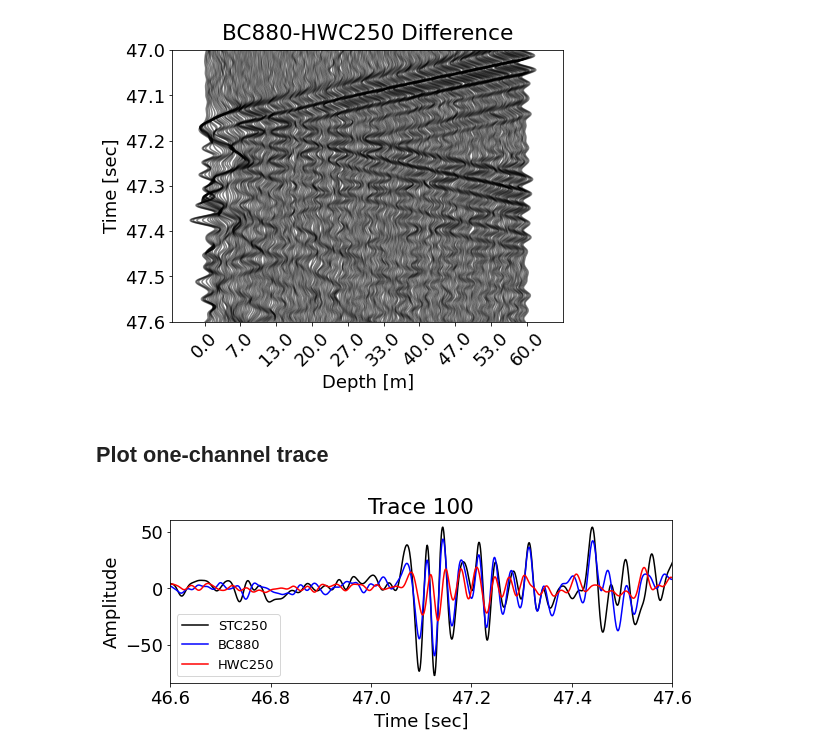
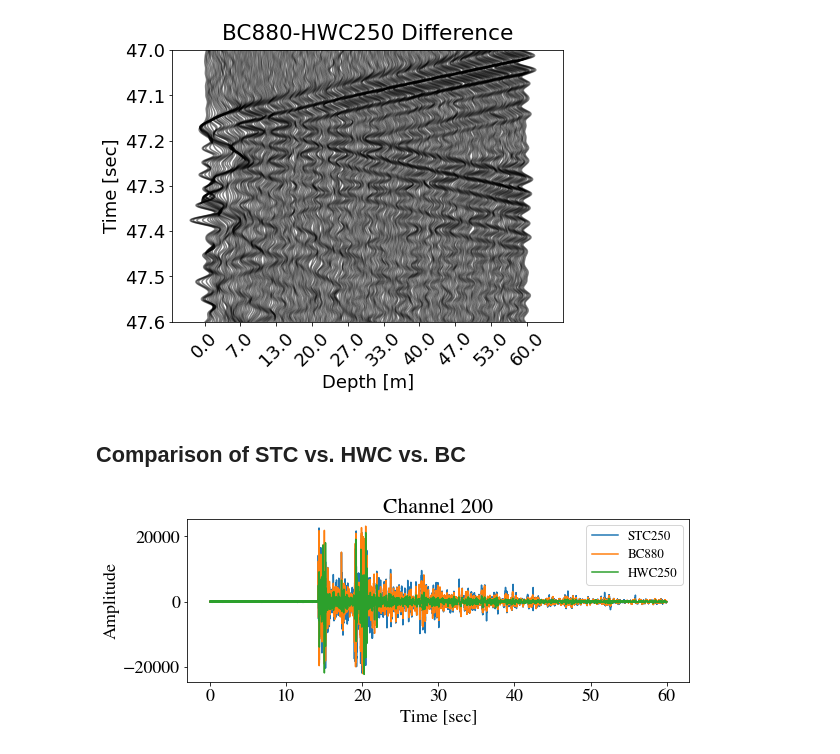
Before and after one commit to yohanesnuwara/DASLab, a Jupyter notebook: notebooks/DASCompare.ipynb, the cells around one changed output. Cells and saved outputs as stored; diff of their text form; code cells hidden in the pictures.

```diff
--- a/notebooks/DASCompare.ipynb
+++ b/notebooks/DASCompare.ipynb
@@ -143,3 +63,20 @@ Entire data size= (60000, 4736)
+# %%
+# Takes 1 minute to load all 8 files from pickle. Takes nearly half the Colab RAM.
+dir = "/content/drive/MyDrive/RITE_Yohanes/Pickles/"
+n_events = 8 # Number of events to load
+
+stc, hwc, bc = [], [], []
+for i in range(n_events):
+  filename = dir+'file'+'{}'.format(i+1)+'.pkl'
+  f = loadPkl(filename)
+  stc.append(f[:,:246])
+  hwc.append(f[:,246:246+277])
+  bc.append(f[:,246+277:246+277+737])
+# %%
+# Convert to Numpy array
+bc = np.array(bc)
+hwc = np.array(hwc)
+stc = np.array(stc)
 # %% [markdown]
 ## Compare waveform
 
@@ -215,24 +152,36 @@ plt.show()
 [figure]
 [figure]
 [figure]
-# %% [markdown]
-## Plot one-channel trace
+# %% [markdown]
+## Comparison of STC vs. HWC vs. BC
 # %%
-no_trace = 100
-t = event.stc250.tt
-stc250_tr = event.stc250.data[:,no_trace-1]
-hwc250_tr = event.hwc250.data[:,no_trace-1]
-bc880_tr = event.bc880.data[:,no_trace-1]
+no_event = 1 # Specify which event
+no_chann = 200
 
+# Single-channel data
+stc250_tr = stc[no_event-1,:,no_chann-1]
+hwc250_tr = hwc[no_event-1,:,no_chann-1]
+bc880_tr = bc[no_event-1,:,no_chann-1]
+
+# Time samples
+nt = len(stc250_tr)
+dt = .001 # Sampling interval
+t = np.arange(0, nt*dt, dt)
+
+# ----
+# Plot trace
 plt.figure(figsize=(9,3))
-plt.plot(t, stc250_tr, color='black', label='STC250')
-plt.plot(t, bc880_tr, color='blue', label='BC880')
-plt.plot(t, hwc250_tr, color='red', label='HWC250')
-plt.xlim(46.6,47.6)
+
+plt.plot(t, stc250_tr, label='STC250')
+plt.plot(t, bc880_tr, label='BC880')
+plt.plot(t, hwc250_tr, label='HWC250')
+
+# plt.xlim(13.8,15.8)
 plt.xlabel('Time [sec]')
 plt.ylabel('Amplitude')
 plt.legend(fontsize=13)
-plt.title('Trace {}'.format(no_trace))
+plt.title('Channel {}'.format(no_chann))
+
 plt.show()
 # %% [output]
-[figure, old version]
+[figure, new version]
```
Also changed, not shown: parts of 21 cells of this notebook.
